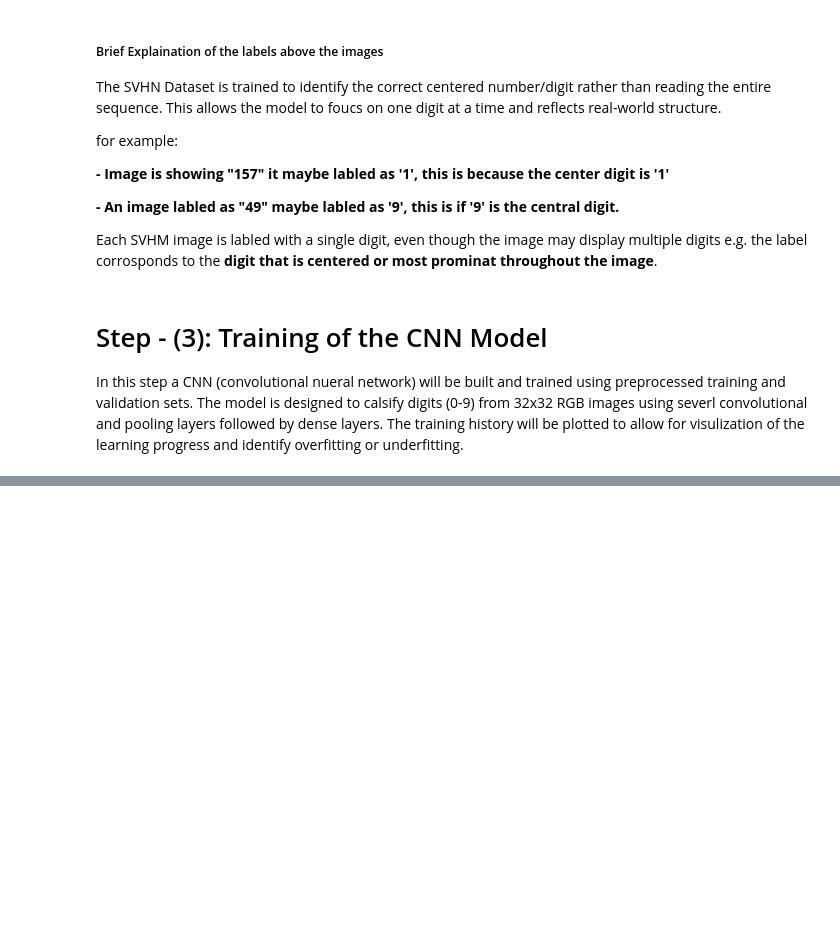
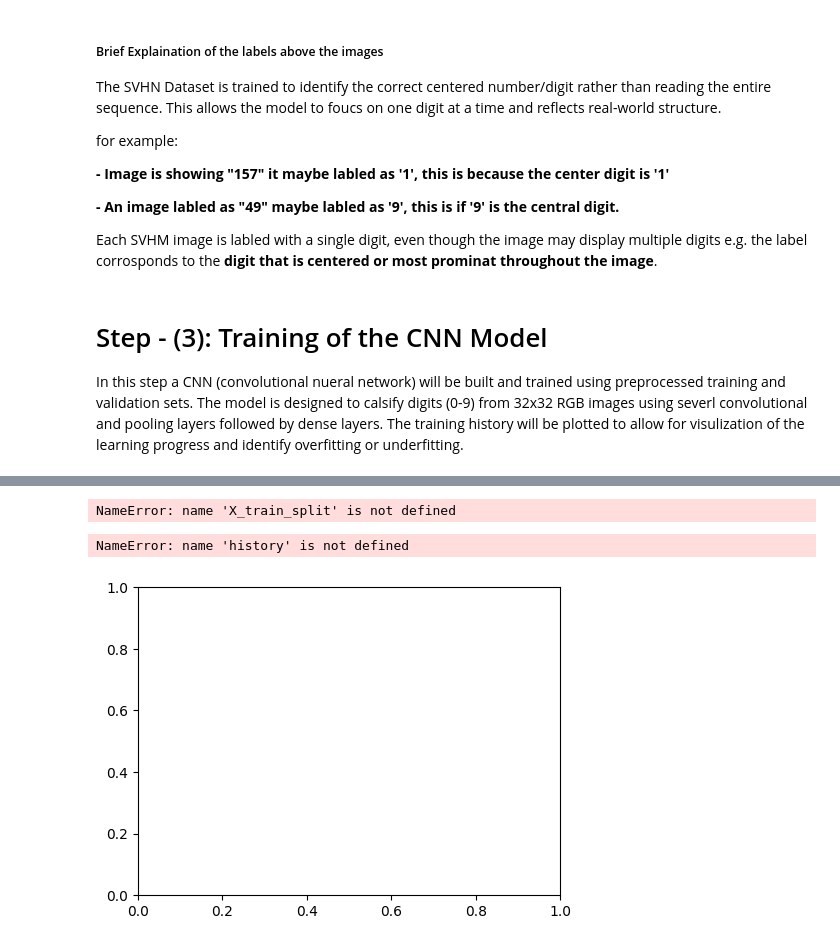
Before and after one commit to MikeShier/BIG-DATA-CW2, a Jupyter notebook: CW2.ipynb, the cells around one changed output, grey strips where cells are left out. Cells and saved outputs as stored; diff of their text form; code cells hidden in the pictures; blank space fills up the shorter version.

```diff
--- a/CW2.ipynb
+++ b/CW2.ipynb
@@ -113,3 +111,9 @@ plt.show()
 # Step - (3): Training of the CNN Model
 
 In this step a CNN (convolutional nueral network) will be built and trained using preprocessed training and validation sets. The model is designed to calsify digits (0-9) from 32x32 RGB images using severl convolutional and pooling layers followed by dense layers. The training history will be plotted to allow for visulization of the learning progress and identify overfitting or underfitting.
+# %%
+from tensorflow.keras.utils import to_categorical
+
+
+y_train_cat = to_categorical(y_train_split, num_classes = 10)
+y_val_cat = to_categorical(y_val_split, num_classes = 10)
@@ -115,0 +151,37 @@ In this step a CNN (convolutional nueral network) will be built and trained usin
+# %%
+model.compile(optimizer = 'adam', loss = 'categorical_crossentropy', metrics = ['accuracy'])
+
+history = model.fit(
+    X_train_split, y_train_cat,
+    validation_data = (X_val_split, y_val_cat),
+    epochs = 10,
+    batch_size = 128
+)
+# %% [output]
+NameError: name 'X_train_split' is not defined
+# %%
+import matplotlib.pyplot as plt
+
+plt.figure(figsize = (12, 4))
+
+plt.subplot(1, 2, 1)
+plt.plot(history.history['accuracy'], label = 'Train Accuracy')
+plt.plot(history.history['val_accuracy'], label = 'Validation Accuracy')
+plt.title('Model Accuracy')
+plt.xlabel('Epoch')
+plt.ylabel('Accuracy')
+plt.legend()
+
+plt.subplot(1, 2, 2)
+plt.plot(history.history['loss'], label = 'Train Loss')
+plt.plot(history.history['val_loss'], label = 'Validation Loss')
+plt.title('Model Loss')
+plt.xlabel('epoch')
+plt.ylabel('Loss')
+plt.legend()
+
+plt.tight_layout()
+plt.show()
+# %% [output]
+NameError: name 'history' is not defined
+[figure, added]
```
Also changed, not shown: parts of 3 cells of this notebook.
